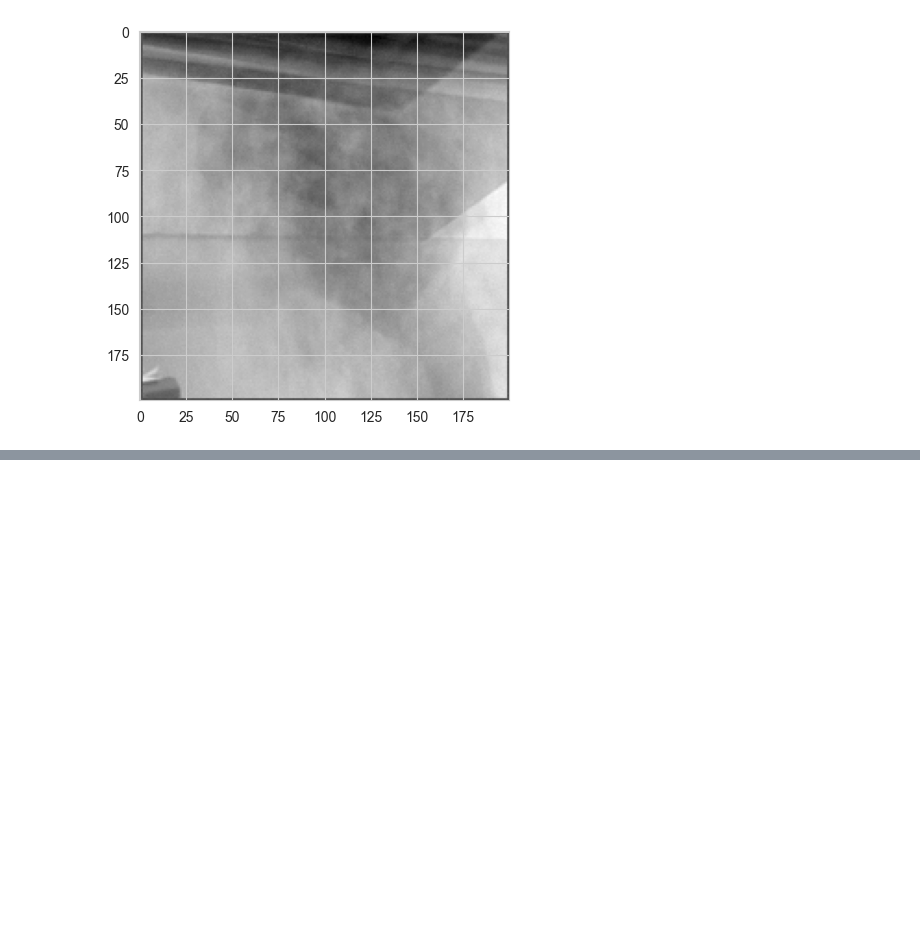
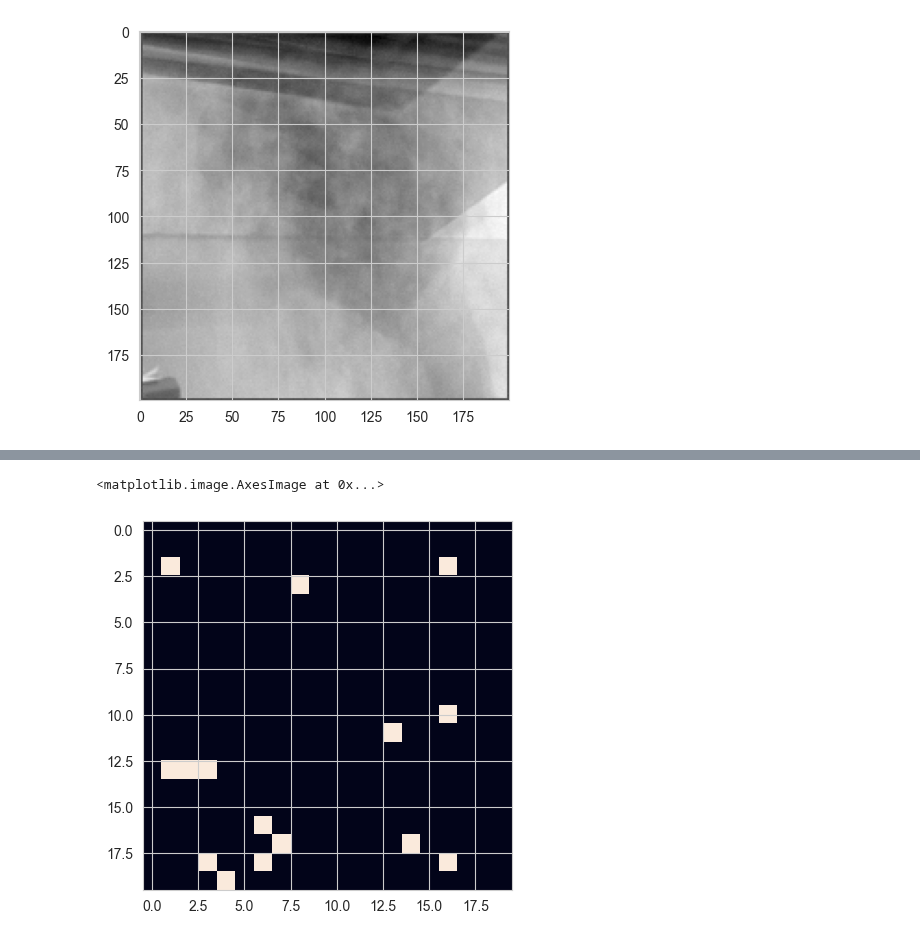
Before and after one commit to teostereciu/mlp, a Jupyter notebook: notebooks/baseline.ipynb, the cells around one changed output, grey strips where cells are left out. Saved outputs shown, nothing was run; the diff lists cells and outputs as text; code cells hidden in the pictures; blank space fills up the shorter version.

```diff
--- a/notebooks/baseline.ipynb
+++ b/notebooks/baseline.ipynb
@@ -343,0 +368,11 @@ WARNING:tensorflow:Layers in a Sequential model should only have a single input
+# %%
+from PIL.Image import Resampling
+from PIL import Image
+
+img = X_train_canny[5].reshape((200,200))
+im = Image.fromarray(np.uint8(img))
+resized = im.resize((20,20), resample=Resampling.NEAREST)
+plt.imshow(resized)
+# %% [output]
+<matplotlib.image.AxesImage at 0x...>
+[figure, added]
```
Also changed, not shown: parts of 4 cells of this notebook.
